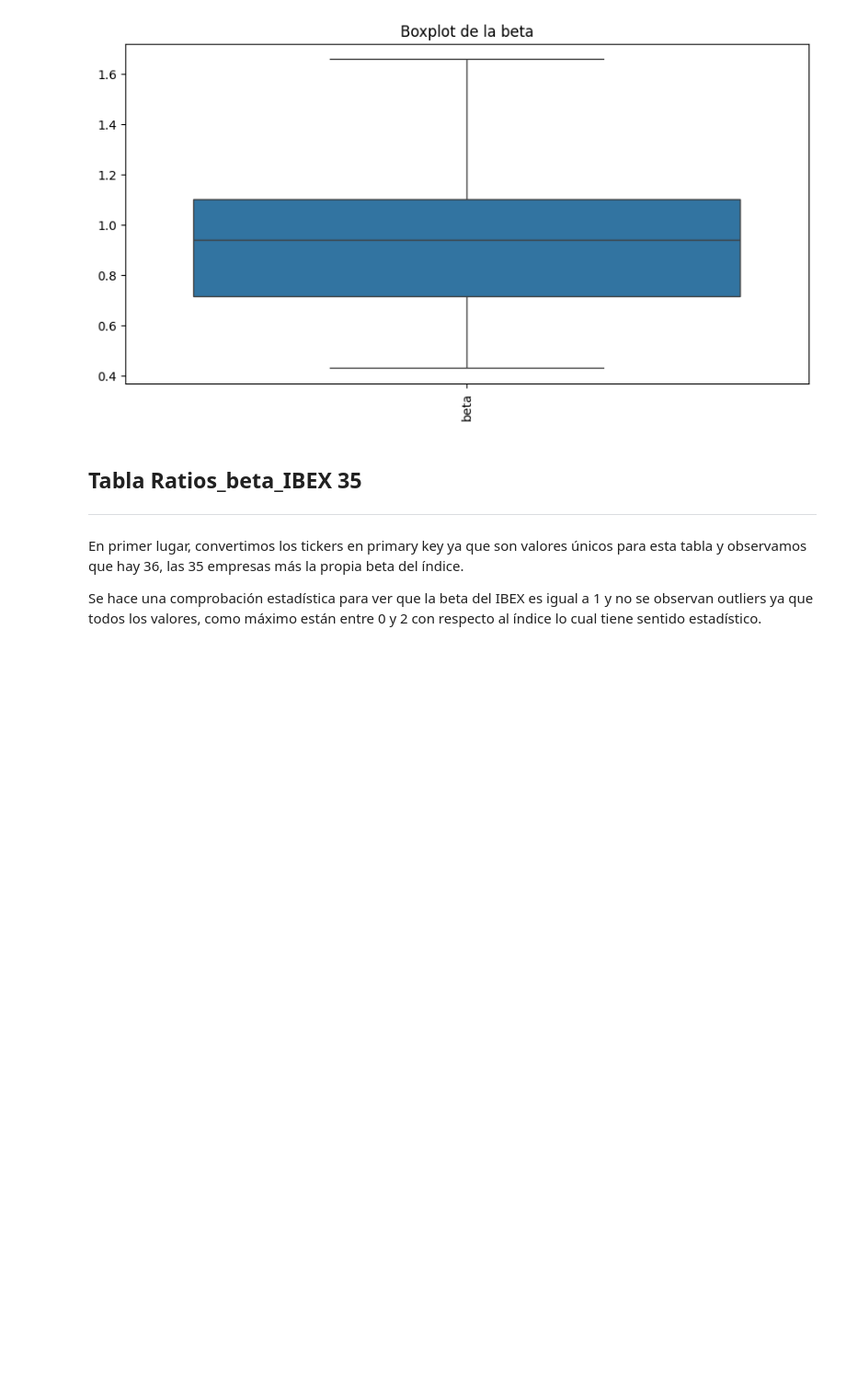
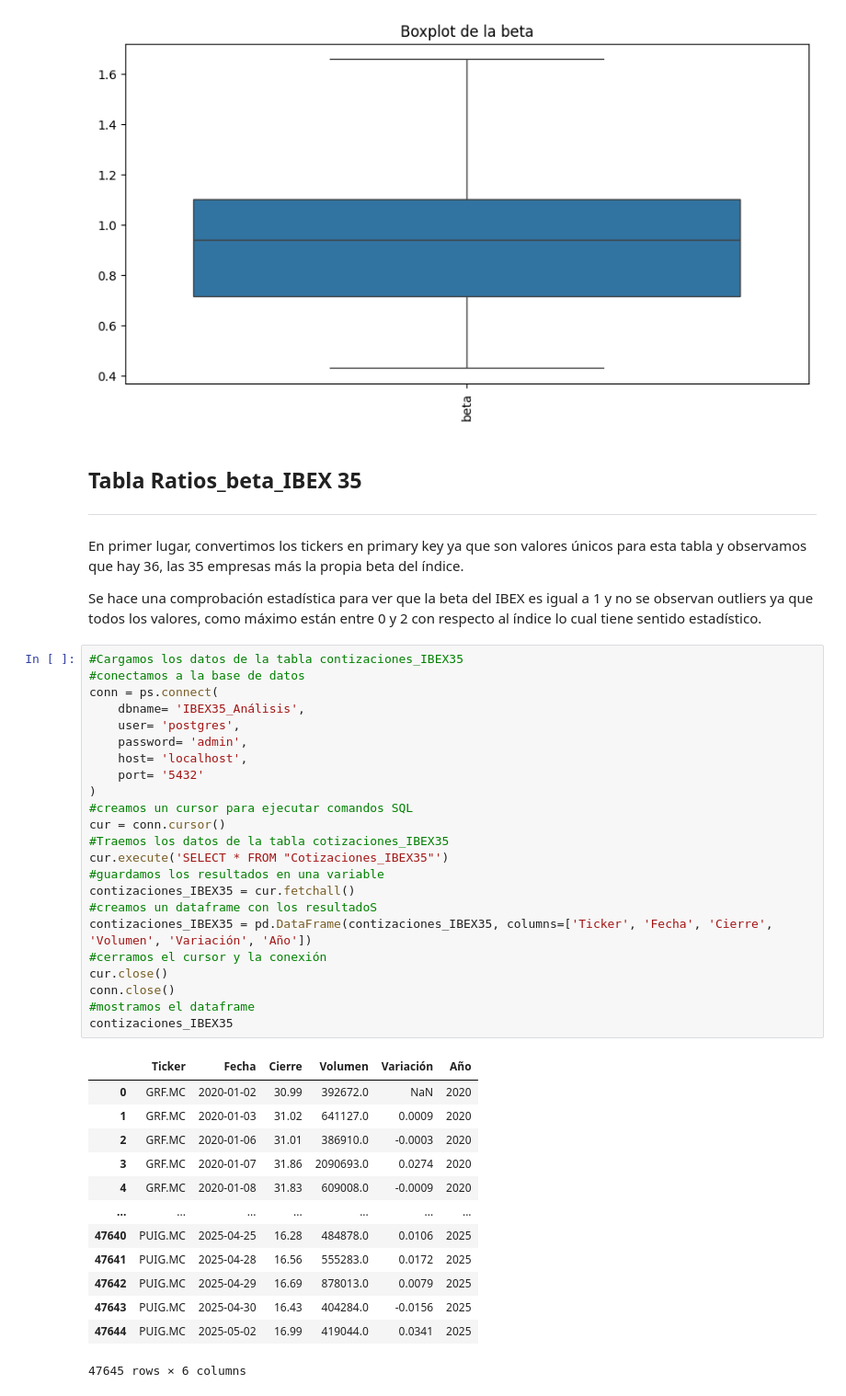
Before and after one commit to Aepo10/Proyecto-screener-IBEX-35, a Jupyter notebook: 04.EDA.ipynb, the cells around one changed output. Shown at 92% size. Cells and saved outputs as stored; diff of their text form; blank space fills up the shorter version.

```diff
--- a/04.EDA.ipynb
+++ b/04.EDA.ipynb
@@ -392,3 +389,40 @@ plt.xticks(rotation=90)
 En primer lugar, convertimos los tickers en primary key ya que son valores únicos para esta tabla y observamos que hay 36, las 35 empresas más la propia beta del índice.
 
 Se hace una comprobación estadística para ver que la beta del IBEX es igual a 1 y no se observan outliers ya que todos los valores, como máximo están entre 0 y 2 con respecto al índice lo cual tiene sentido estadístico.
+# %%
+#Cargamos los datos de la tabla contizaciones_IBEX35
+#conectamos a la base de datos
+conn = ps.connect(
+    dbname= 'IBEX35_Análisis',
+    user= 'postgres',
+    password= 'admin',
+    host= 'localhost',
+    port= '5432'
+)
+#creamos un cursor para ejecutar comandos SQL
+cur = conn.cursor()
+#Traemos los datos de la tabla cotizaciones_IBEX35
+cur.execute('SELECT * FROM "Cotizaciones_IBEX35"')
+#guardamos los resultados en una variable
+contizaciones_IBEX35 = cur.fetchall()
+#creamos un dataframe con los resultadoS
+contizaciones_IBEX35 = pd.DataFrame(contizaciones_IBEX35, columns=['Ticker', 'Fecha', 'Cierre', 'Volumen', 'Variación', 'Año'])
+#cerramos el cursor y la conexión
+cur.close()
+conn.close()
+#mostramos el dataframe
+contizaciones_IBEX35
+# %% [output]
+|  | Ticker | Fecha | Cierre | Volumen | Variación | Año |
+| 0 | GRF.MC | 2020-01-02 | 30.99 | 392672.0 | NaN | 2020 |
+| 1 | GRF.MC | 2020-01-03 | 31.02 | 641127.0 | 0.0009 | 2020 |
+| 2 | GRF.MC | 2020-01-06 | 31.01 | 386910.0 | -0.0003 | 2020 |
+| 3 | GRF.MC | 2020-01-07 | 31.86 | 2090693.0 | 0.0274 | 2020 |
+| 4 | GRF.MC | 2020-01-08 | 31.83 | 609008.0 | -0.0009 | 2020 |
+| ... | ... | ... | ... | ... | ... | ... |
+| 47640 | PUIG.MC | 2025-04-25 | 16.28 | 484878.0 | 0.0106 | 2025 |
+| 47641 | PUIG.MC | 2025-04-28 | 16.56 | 555283.0 | 0.0172 | 2025 |
+| 47642 | PUIG.MC | 2025-04-29 | 16.69 | 878013.0 | 0.0079 | 2025 |
+| 47643 | PUIG.MC | 2025-04-30 | 16.43 | 404284.0 | -0.0156 | 2025 |
+| 47644 | PUIG.MC | 2025-05-02 | 16.99 | 419044.0 | 0.0341 | 2025 |
+47645 rows × 6 columns
```
Also changed, not shown: parts of 22 cells of this notebook, 2 other files.
